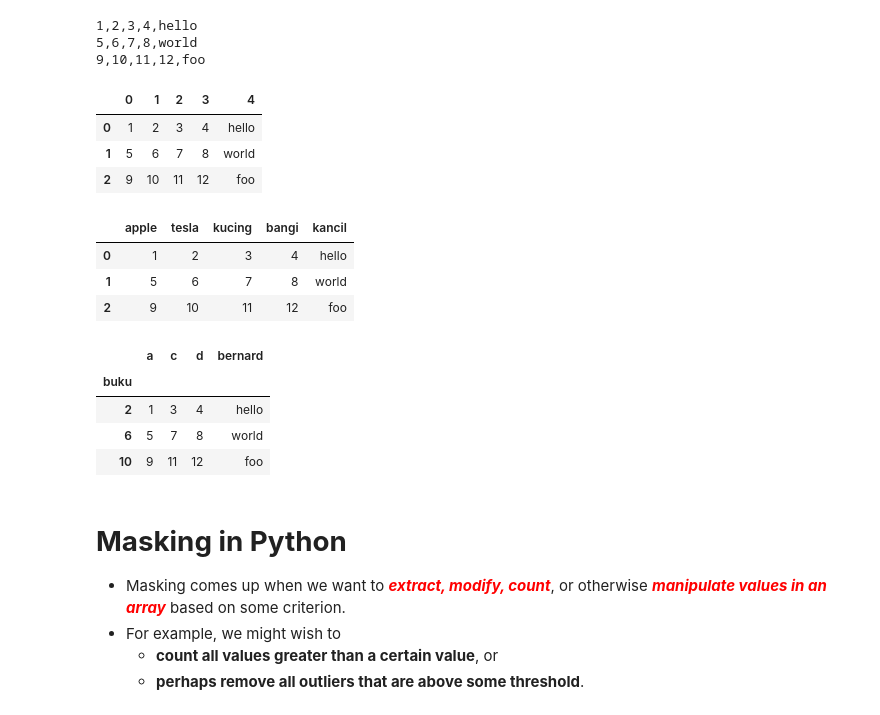
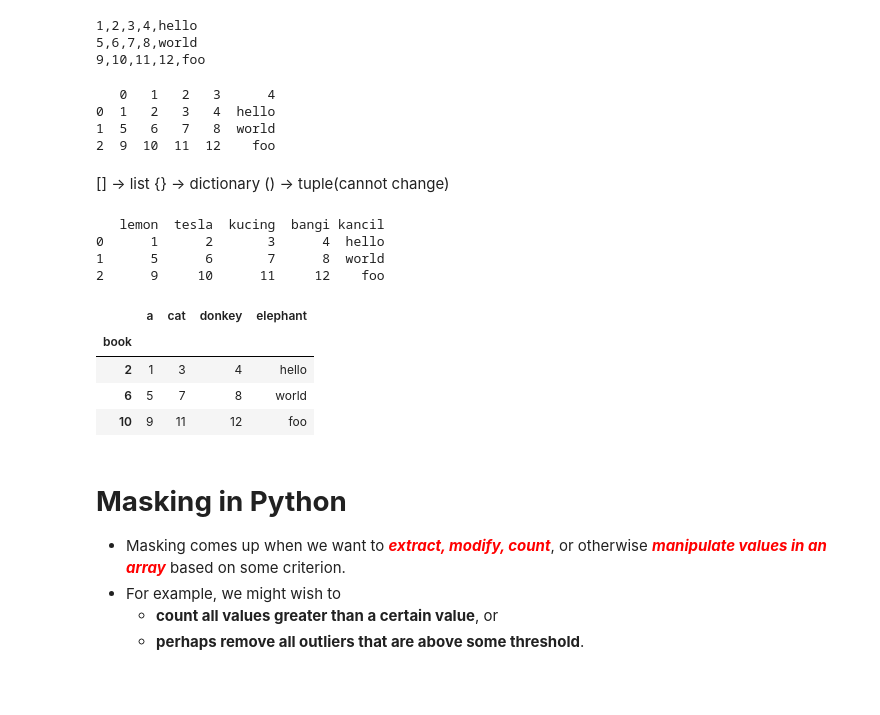
Before and after one commit to athirah-o/STQD6014_Data_Science_Notes, a Jupyter notebook: P129566_Copy_of_Week08_DataLoading_Storage_WC_20231129.ipynb, the cells around one changed output. Saved outputs shown, nothing was run; the diff lists cells and outputs as text; code cells hidden in the pictures; blank space fills up the shorter version.

```diff
--- a/P129566_Copy_of_Week08_DataLoading_Storage_WC_20231129.ipynb
+++ b/P129566_Copy_of_Week08_DataLoading_Storage_WC_20231129.ipynb
@@ -87,27 +100,41 @@ Saving ex2.csv to ex2.csv
 # Using this URL: https://tinyurl.com/y4xd66my
 # ex2.csv does not have header
 # Python will assign column name automatically
+
+url = "https://tinyurl.com/y4xd66my"
+df = pd.read_csv(url, header=None)
+print(df)
 # %% [output]
-|  | 0 | 1 | 2 | 3 | 4 |
-| 0 | 1 | 2 | 3 | 4 | hello |
-| 1 | 5 | 6 | 7 | 8 | world |
-| 2 | 9 | 10 | 11 | 12 | foo |
+   0   1   2   3      4
+0  1   2   3   4  hello
+1  5   6   7   8  world
+2  9  10  11  12    foo
+# %% [markdown]
+[] -> list
+{} -> dictionary
+() -> tuple(cannot change)
 # %%
 # Specify the column names ourself
 # Use this URL: https://tinyurl.com/y4xd66my
+url = "https://tinyurl.com/y4xd66my"
+df = pd.read_csv(url, names=["lemon", "tesla", "kucing","bangi","kancil"])
+print(df)
 # %% [output]
-|  | apple | tesla | kucing | bangi | kancil |
-| 0 | 1 | 2 | 3 | 4 | hello |
-| 1 | 5 | 6 | 7 | 8 | world |
-| 2 | 9 | 10 | 11 | 12 | foo |
+   lemon  tesla  kucing  bangi kancil
+0      1      2       3      4  hello
+1      5      6       7      8  world
+2      9     10      11     12    foo
 # %%
 # Set which specific column as the index
 # Index -> becomes rowname
 # "names" -> name of the columns
 # Use this URL: https://tinyurl.com/y4xd66my
+
+names = ["a","book","cat","donkey","elephant"]
+pd.read_csv(url, names=names, index_col="book") # specify which column we want to be the index
 # %% [output]
-|  | a | c | d | bernard |
-| buku |  |  |  |  |
+|  | a | cat | donkey | elephant |
+| book |  |  |  |  |
 | 2 | 1 | 3 | 4 | hello |
 | 6 | 5 | 7 | 8 | world |
 | 10 | 9 | 11 | 12 | foo |
```
Also changed, not shown: parts of 59 cells of this notebook.
